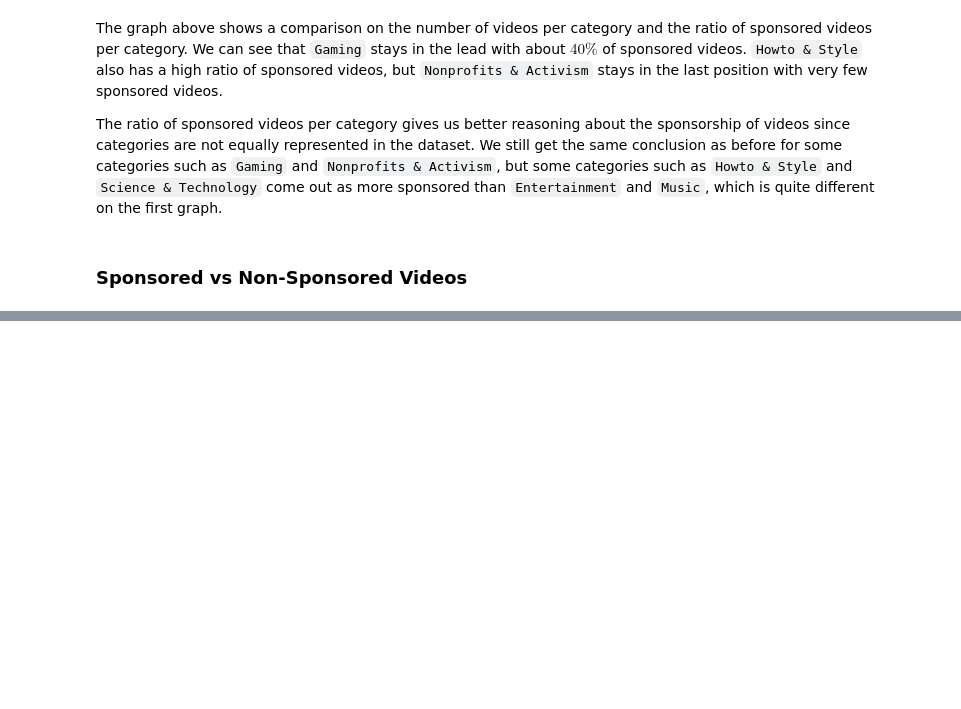
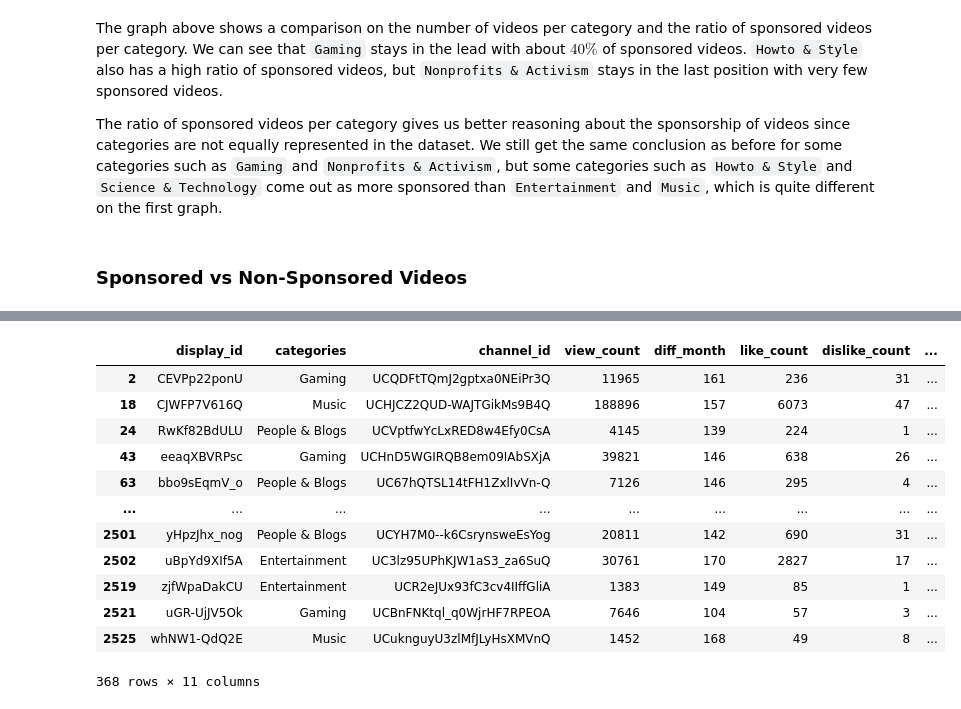
Before and after one commit to epfl-ada/ada-2022-project-fraisetagada, a Jupyter notebook: analysis/sponsored_videos_analysis.ipynb, the cells around one changed output, grey strips where cells are left out. Cells and saved outputs as stored; diff of their text form; code cells hidden in the pictures; blank space fills up the shorter version.

```diff
--- a/analysis/sponsored_videos_analysis.ipynb
+++ b/analysis/sponsored_videos_analysis.ipynb
@@ -257,0 +322,14 @@ KeyboardInterrupt:
+# %%
+# create graph
+G = nx.Graph()
+
+# add edges betweek all sponsored and non-sponsored videos
+for sp_id, sp_row in tqdm(all_metadatas_sub[all_metadatas_sub.is_sponsored].iterrows()):
+    for nps_id, nsp_row in all_metadatas_sub[~all_metadatas_sub.is_sponsored].iterrows():
+        if sp_row['categories'] == nsp_row['categories'] and \
+           sp_row['channel_id'] != nsp_row['channel_id'] and \
+           np.floor(np.log(sp_row['view_count'])) == np.floor(np.log(nsp_row['view_count'])) and \
+           sp_row['diff_month'] == nsp_row['diff_month']:
+            G.add_edge(sp_id, nps_id)
+
+print(f'Number of edges: {G.number_of_edges()}')
@@ -257,0 +338,3 @@ KeyboardInterrupt:
+# %%
+matching = nx.max_weight_matching(G)
+print(f'The number of pairs of videos is {len(matching)}.')
@@ -257,0 +390,25 @@ KeyboardInterrupt:
+# %%
+all_matching = np.asarray([[m[0], m[1]] for m in matching]).flatten().tolist()
+# %%
+# regression analysis
+import statsmodels.api as sm
+import statsmodels.formula.api as smf
+
+all_matching_df = all_metadatas_sub[all_metadatas_sub.index.isin(all_matching)].copy()
+all_matching_df['is_sponsored'] = all_matching_df['is_sponsored'].astype(int)
+# %%
+all_matching_df
+# %% [output]
+|  | display_id | categories | channel_id | view_count | diff_month | like_count | dislike_count | ... |
+| 2 | CEVPp22ponU | Gaming | UCQDFtTQmJ2gptxa0NEiPr3Q | 11965 | 161 | 236 | 31 | ... |
+| 18 | CJWFP7V616Q | Music | UCHJCZ2QUD-WAJTGikMs9B4Q | 188896 | 157 | 6073 | 47 | ... |
+| 24 | RwKf82BdULU | People & Blogs | UCVptfwYcLxRED8w4Efy0CsA | 4145 | 139 | 224 | 1 | ... |
+| 43 | eeaqXBVRPsc | Gaming | UCHnD5WGIRQB8em09IAbSXjA | 39821 | 146 | 638 | 26 | ... |
+| 63 | bbo9sEqmV_o | People & Blogs | UC67hQTSL14tFH1ZxlIvVn-Q | 7126 | 146 | 295 | 4 | ... |
+| ... | ... | ... | ... | ... | ... | ... | ... | ... |
+| 2501 | yHpzJhx_nog | People & Blogs | UCYH7M0--k6CsrynsweEsYog | 20811 | 142 | 690 | 31 | ... |
+| 2502 | uBpYd9XIf5A | Entertainment | UC3lz95UPhKJW1aS3_za6SuQ | 30761 | 170 | 2827 | 17 | ... |
+| 2519 | zjfWpaDakCU | Entertainment | UCR2eJUx93fC3cv4IIffGliA | 1383 | 149 | 85 | 1 | ... |
+| 2521 | uGR-UjJV5Ok | Gaming | UCBnFNKtql_q0WjrHF7RPEOA | 7646 | 104 | 57 | 3 | ... |
+| 2525 | whNW1-QdQ2E | Music | UCuknguyU3zlMfJLyHsXMVnQ | 1452 | 168 | 49 | 8 | ... |
+368 rows × 11 columns
```
Also changed, not shown: parts of 22 cells of this notebook.
